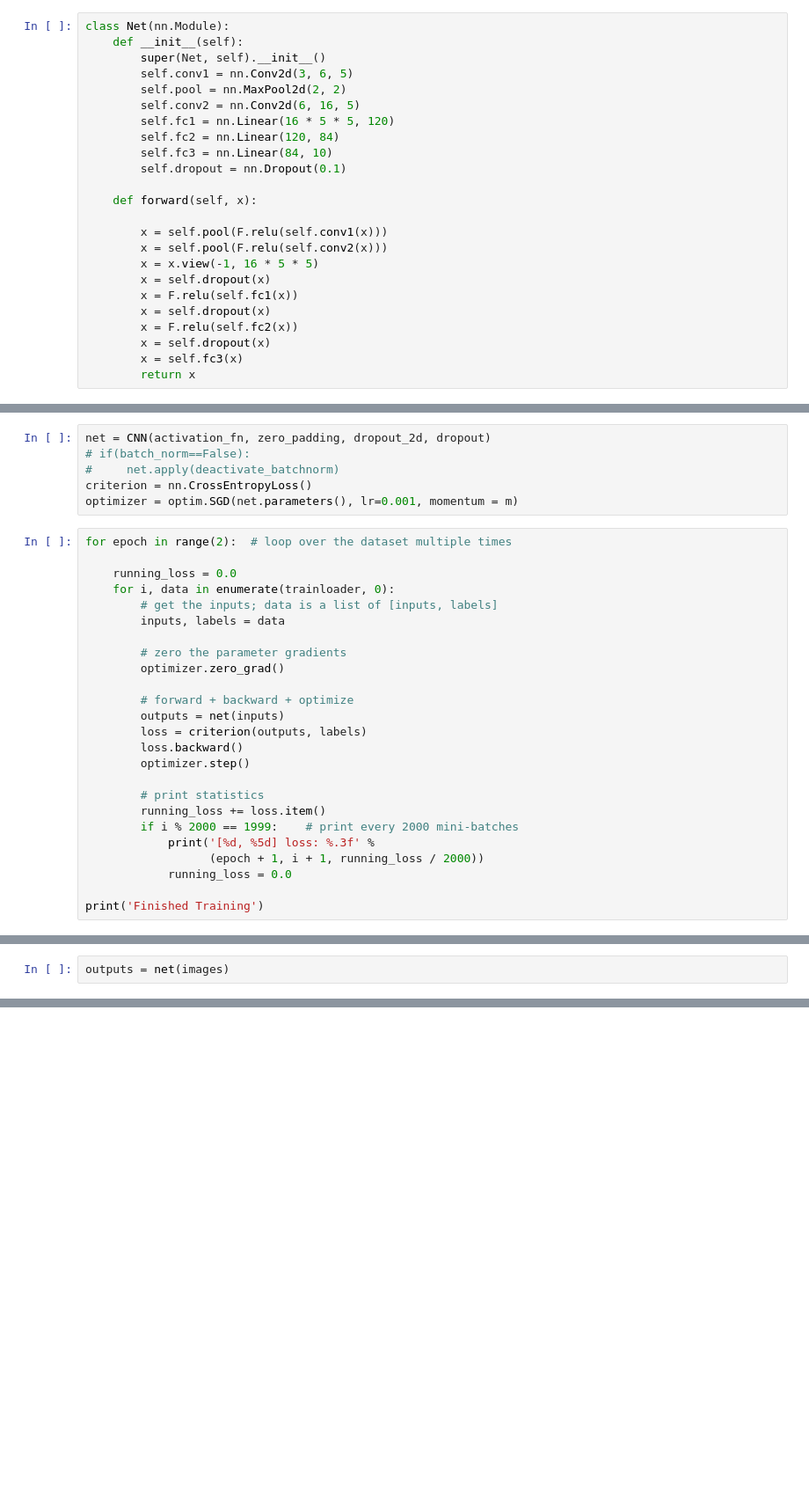
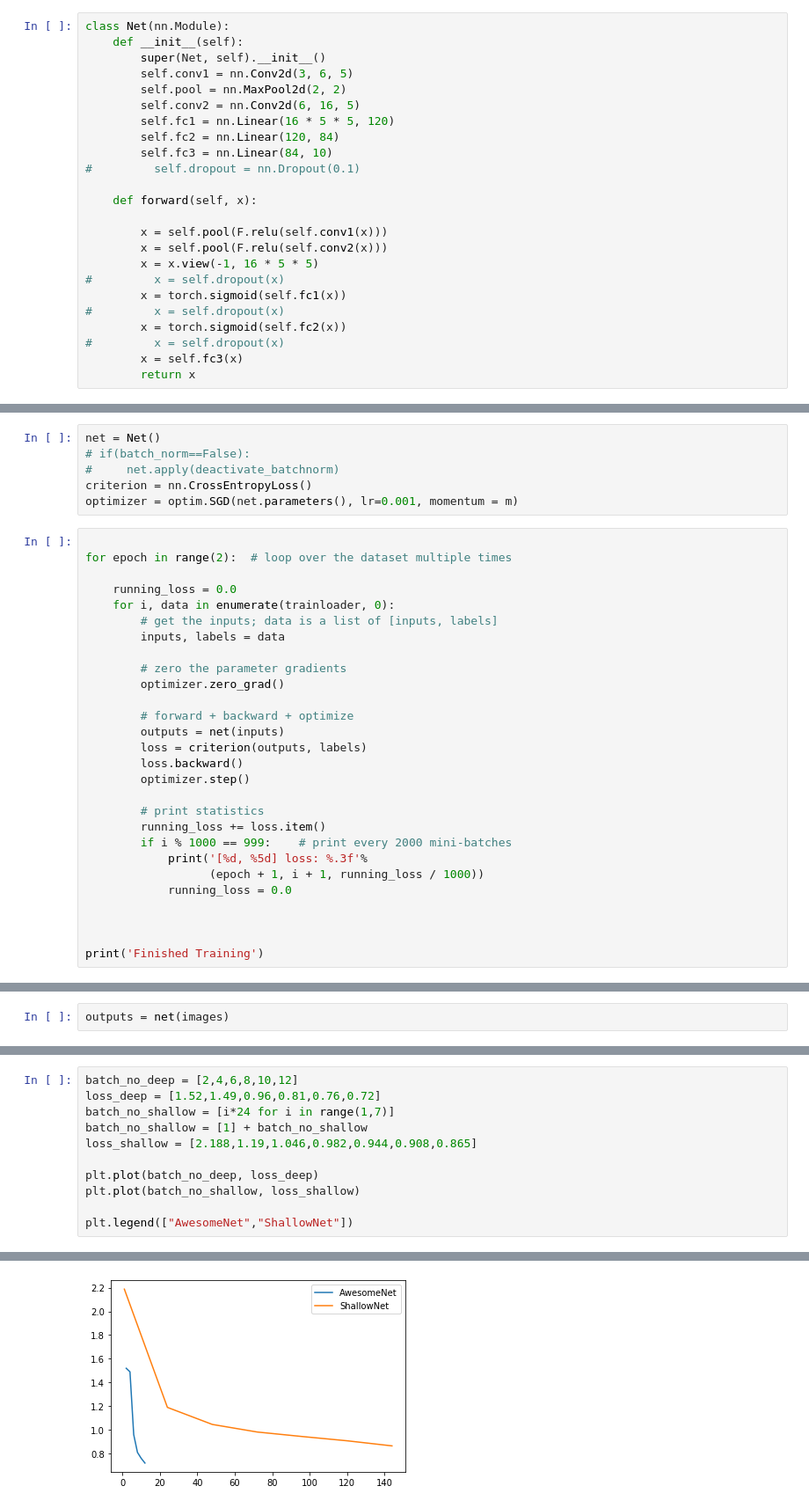
Before and after one commit to swastishreya/Feature-Learning, a Jupyter notebook: Part_b/cifar-10.ipynb, the cells around one changed output, grey strips where cells are left out. Shown: that part at 88% size. Cells and saved outputs as stored; diff of their text form; blank space fills up the shorter version.

```diff
--- a/Part_b/cifar-10.ipynb
+++ b/Part_b/cifar-10.ipynb
@@ -17,18 +18,18 @@ class Net(nn.Module):
         self.fc1 = nn.Linear(16 * 5 * 5, 120)
         self.fc2 = nn.Linear(120, 84)
         self.fc3 = nn.Linear(84, 10)
-        self.dropout = nn.Dropout(0.1)
+#         self.dropout = nn.Dropout(0.1)
 
     def forward(self, x):
 
         x = self.pool(F.relu(self.conv1(x)))
         x = self.pool(F.relu(self.conv2(x)))
         x = x.view(-1, 16 * 5 * 5)
-        x = self.dropout(x)
-        x = F.relu(self.fc1(x))
-        x = self.dropout(x)
-        x = F.relu(self.fc2(x))
-        x = self.dropout(x)
+#         x = self.dropout(x)
+        x = torch.sigmoid(self.fc1(x))
+#         x = self.dropout(x)
+        x = torch.sigmoid(self.fc2(x))
+#         x = self.dropout(x)
         x = self.fc3(x)
         return x
 # %%
@@ -209,12 +210,13 @@ dropout_2d = 0.05
 dropout = 0.1
 m = 0.9 # momentum
 # %%
-net = CNN(activation_fn, zero_padding, dropout_2d, dropout)
+net = Net()
 # if(batch_norm==False):
 #     net.apply(deactivate_batchnorm)
 criterion = nn.CrossEntropyLoss()
 optimizer = optim.SGD(net.parameters(), lr=0.001, momentum = m)
 # %%
+
 for epoch in range(2):  # loop over the dataset multiple times
 
     running_loss = 0.0
@@ -233,10 +235,12 @@ for epoch in range(2):  # loop over the dataset multiple times
 
         # print statistics
         running_loss += loss.item()
-        if i % 2000 == 1999:    # print every 2000 mini-batches
-            print('[%d, %5d] loss: %.3f' %
-                  (epoch + 1, i + 1, running_loss / 2000))
+        if i % 1000 == 999:    # print every 2000 mini-batches
+            print('[%d, %5d] loss: %.3f'%
+                  (epoch + 1, i + 1, running_loss / 1000))
             running_loss = 0.0
 
+
+
 print('Finished Training')
 # %% [output]
@@ -325,0 +341,12 @@ for i in range(10):
+# %%
+batch_no_deep = [2,4,6,8,10,12]
+loss_deep = [1.52,1.49,0.96,0.81,0.76,0.72]
+batch_no_shallow = [i*24 for i in range(1,7)]
+batch_no_shallow = [1] + batch_no_shallow
+loss_shallow = [2.188,1.19,1.046,0.982,0.944,0.908,0.865]
+
+plt.plot(batch_no_deep, loss_deep)
+plt.plot(batch_no_shallow, loss_shallow)
+
+plt.legend(["AwesomeNet","ShallowNet"])
+# %% [output]
@@ -325,0 +354 @@ for i in range(10):
+[figure, added]
```
Also changed, not shown: parts of 13 cells of this notebook, 2 other files.
